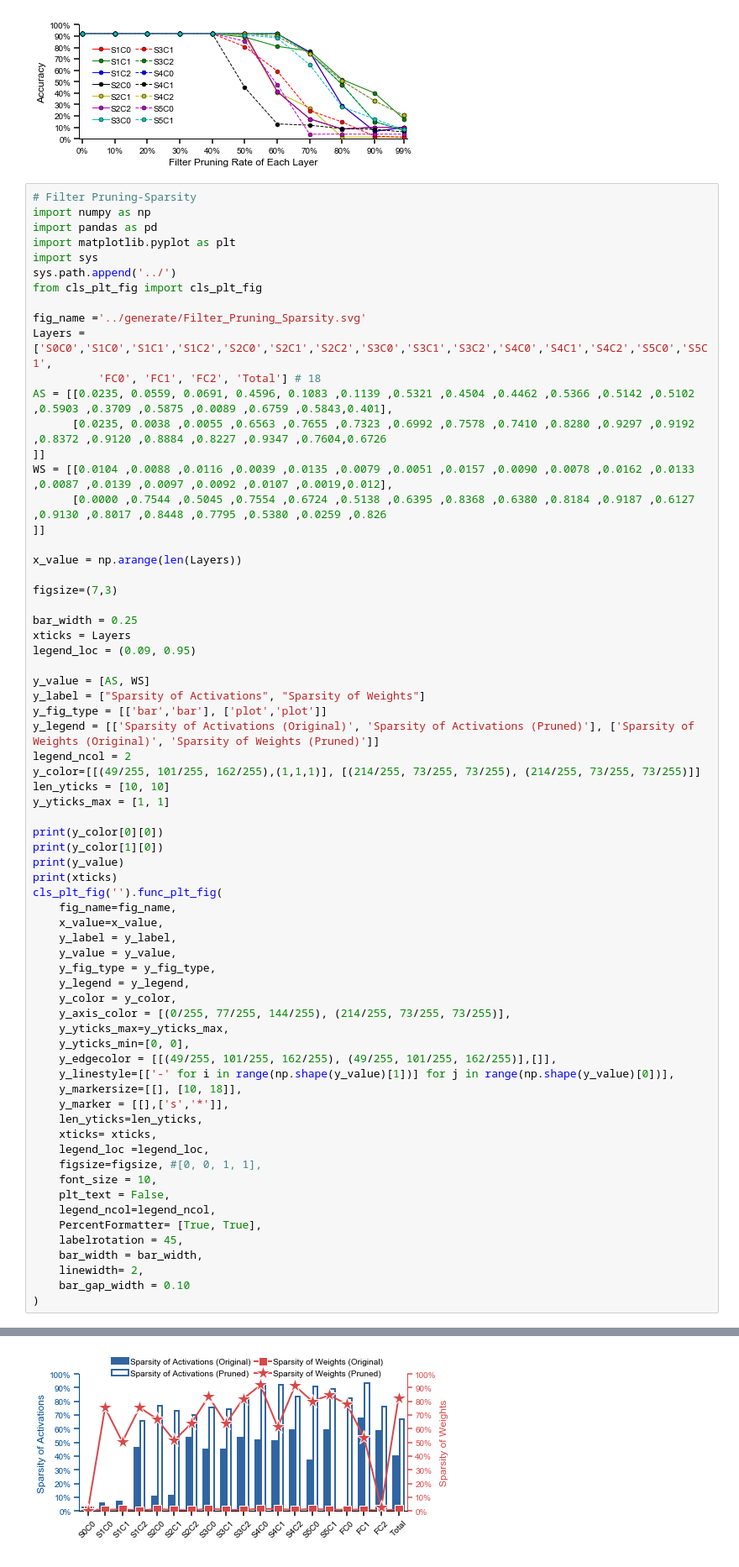
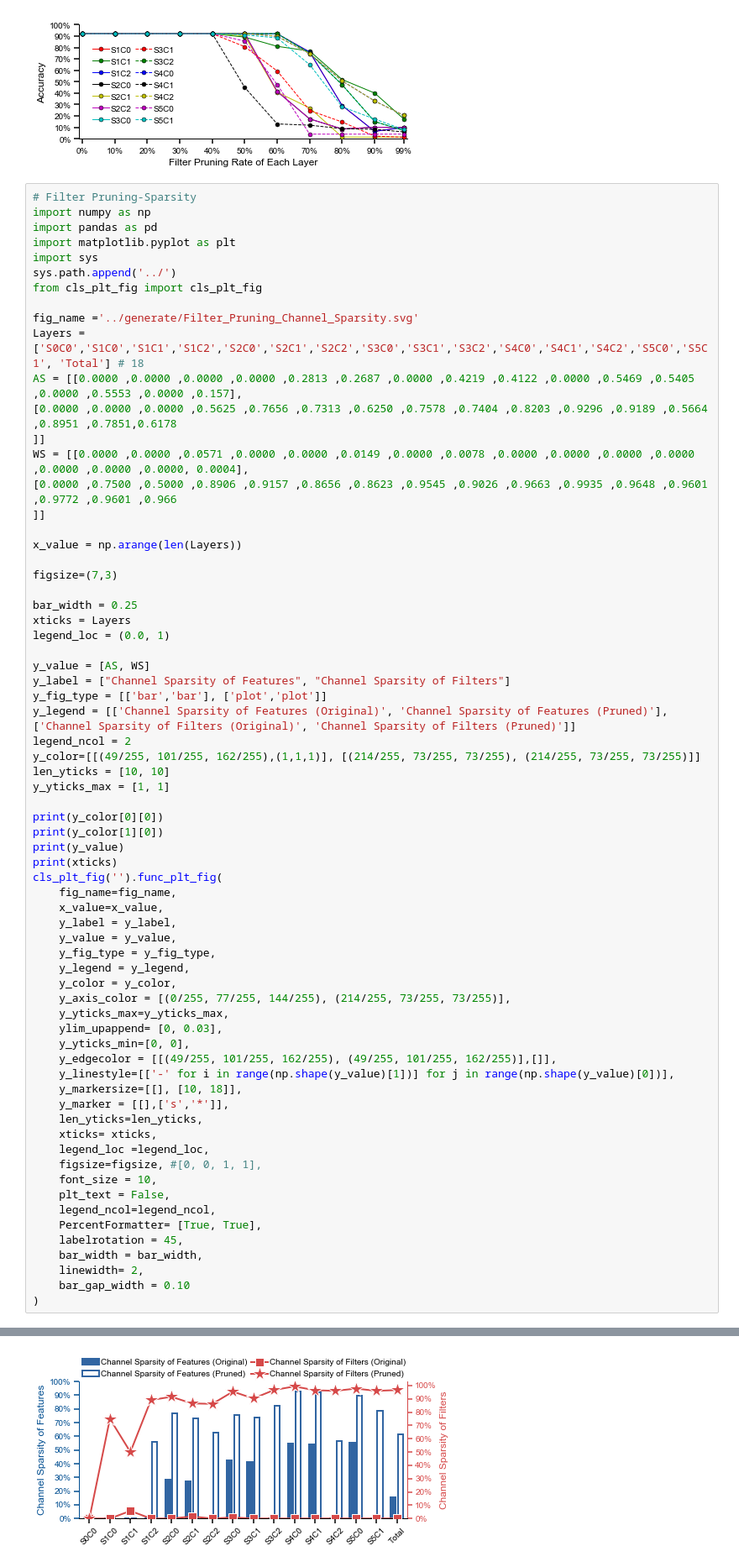
Before and after one commit to changchun-zhou/sagitta_fig, a Jupyter notebook: Nebula/scripts/Nebula.ipynb, the cells around one changed output, grey strips where cells are left out. Shown at 84% size. Cells and saved outputs as stored; diff of their text form.

Commit message:
feat(Nebula.ipynb): Adjust the data of Channel Sparsity in Filer Pruning

```diff
--- a/Nebula/scripts/Nebula.ipynb
+++ b/Nebula/scripts/Nebula.ipynb
@@ -590,14 +591,13 @@ import sys
 sys.path.append('../')
 from cls_plt_fig import cls_plt_fig
 
-fig_name ='../generate/Filter_Pruning_Sparsity.svg'
-Layers = ['S0C0','S1C0','S1C1','S1C2','S2C0','S2C1','S2C2','S3C0','S3C1','S3C2','S4C0','S4C1','S4C2','S5C0','S5C1',
-          'FC0', 'FC1', 'FC2', 'Total'] # 18
-AS = [[0.0235, 0.0559, 0.0691, 0.4596, 0.1083 ,0.1139 ,0.5321 ,0.4504 ,0.4462 ,0.5366 ,0.5142 ,0.5102 ,0.5903 ,0.3709 ,0.5875 ,0.0089 ,0.6759 ,0.5843,0.401],
-      [0.0235, 0.0038 ,0.0055 ,0.6563 ,0.7655 ,0.7323 ,0.6992 ,0.7578 ,0.7410 ,0.8280 ,0.9297 ,0.9192 ,0.8372 ,0.9120 ,0.8884 ,0.8227 ,0.9347 ,0.7604,0.6726
+fig_name ='../generate/Filter_Pruning_Channel_Sparsity.svg'
+Layers = ['S0C0','S1C0','S1C1','S1C2','S2C0','S2C1','S2C2','S3C0','S3C1','S3C2','S4C0','S4C1','S4C2','S5C0','S5C1', 'Total'] # 18
+AS = [[0.0000 ,0.0000 ,0.0000 ,0.0000 ,0.2813 ,0.2687 ,0.0000 ,0.4219 ,0.4122 ,0.0000 ,0.5469 ,0.5405 ,0.0000 ,0.5553 ,0.0000 ,0.157],
+[0.0000 ,0.0000 ,0.0000 ,0.5625 ,0.7656 ,0.7313 ,0.6250 ,0.7578 ,0.7404 ,0.8203 ,0.9296 ,0.9189 ,0.5664 ,0.8951 ,0.7851,0.6178
 ]]
-WS = [[0.0104 ,0.0088 ,0.0116 ,0.0039 ,0.0135 ,0.0079 ,0.0051 ,0.0157 ,0.0090 ,0.0078 ,0.0162 ,0.0133 ,0.0087 ,0.0139 ,0.0097 ,0.0092 ,0.0107 ,0.0019,0.012],
-      [0.0000 ,0.7544 ,0.5045 ,0.7554 ,0.6724 ,0.5138 ,0.6395 ,0.8368 ,0.6380 ,0.8184 ,0.9187 ,0.6127 ,0.9130 ,0.8017 ,0.8448 ,0.7795 ,0.5380 ,0.0259 ,0.826
+WS = [[0.0000 ,0.0000 ,0.0571 ,0.0000 ,0.0000 ,0.0149 ,0.0000 ,0.0078 ,0.0000 ,0.0000 ,0.0000 ,0.0000 ,0.0000 ,0.0000 ,0.0000, 0.0004],
+[0.0000 ,0.7500 ,0.5000 ,0.8906 ,0.9157 ,0.8656 ,0.8623 ,0.9545 ,0.9026 ,0.9663 ,0.9935 ,0.9648 ,0.9601 ,0.9772 ,0.9601 ,0.966
 ]]
 
 x_value = np.arange(len(Layers))
@@ -606,12 +606,12 @@ figsize=(7,3)
 
 bar_width = 0.25
 xticks = Layers
-legend_loc = (0.09, 0.95)
+legend_loc = (0.0, 1)
 
 y_value = [AS, WS]
-y_label = ["Sparsity of Activations", "Sparsity of Weights"]
+y_label = ["Channel Sparsity of Features", "Channel Sparsity of Filters"]
 y_fig_type = [['bar','bar'], ['plot','plot']]
-y_legend = [['Sparsity of Activations (Original)', 'Sparsity of Activations (Pruned)'], ['Sparsity of Weights (Original)', 'Sparsity of Weights (Pruned)']]
+y_legend = [['Channel Sparsity of Features (Original)', 'Channel Sparsity of Features (Pruned)'], ['Channel Sparsity of Filters (Original)', 'Channel Sparsity of Filters (Pruned)']]
 legend_ncol = 2
 y_color=[[(49/255, 101/255, 162/255),(1,1,1)], [(214/255, 73/255, 73/255), (214/255, 73/255, 73/255)]]
 len_yticks = [10, 10]
@@ -631,6 +631,7 @@ cls_plt_fig('').func_plt_fig(
     y_color = y_color,
     y_axis_color = [(0/255, 77/255, 144/255), (214/255, 73/255, 73/255)],
     y_yticks_max=y_yticks_max,
+    ylim_upappend= [0, 0.03],
     y_yticks_min=[0, 0],
     y_edgecolor = [[(49/255, 101/255, 162/255), (49/255, 101/255, 162/255)],[]],
     y_linestyle=[['-' for i in range(np.shape(y_value)[1])] for j in range(np.shape(y_value)[0])],
@@ -657,4 +658,4 @@ cls_plt_fig('').func_plt_fig(
-[figure, old version]
+[figure, new version]
 # %%
 # Filter Pruning-Computation_Model_Complexity
 import numpy as np
```
Also changed, not shown: parts of 5 cells of this notebook.
